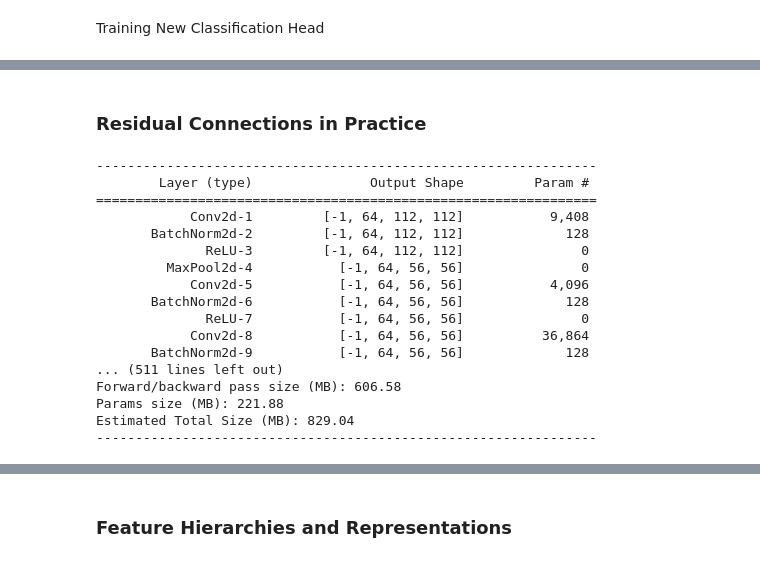
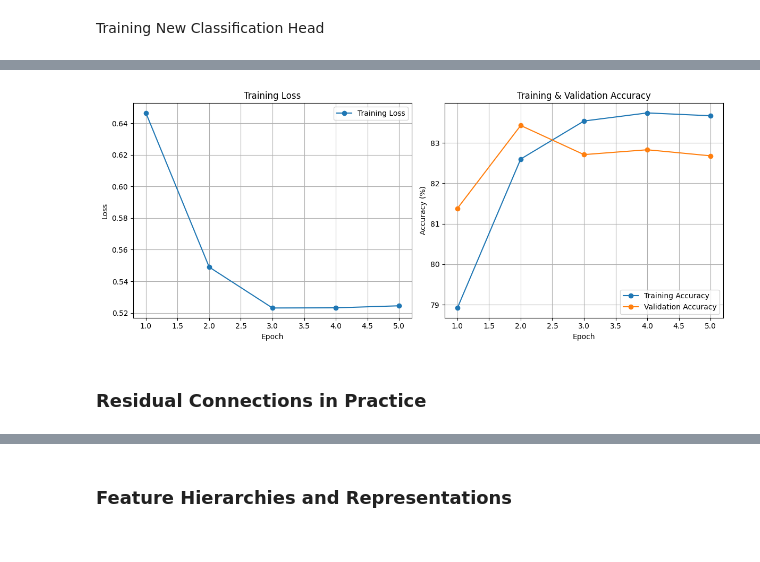
Before and after one commit to HaiderDawoodKhan/ATML-PA0, a Jupyter notebook: task1.ipynb, the cells around one changed output, grey strips where cells are left out. Saved outputs shown, nothing was run; the diff lists cells and outputs as text; code cells hidden in the pictures.

```diff
--- a/task1.ipynb
+++ b/task1.ipynb
@@ -65,6 +70,6 @@ optimizer = optim.Adam(pretrained_resnet.fc.parameters(), lr=0.001)
 # %%
-num_epochs = 3
-for epoch in range(num_epochs):
+num_epochs = 5
+for epoch in (range(num_epochs)):
     pretrained_resnet.train()
     running_loss = 0.0
     correct = 0
@@ -81,7 +86,8 @@ for epoch in range(num_epochs):
         total += labels.size(0)
         correct += predicted.eq(labels).sum().item()
     train_acc = 100. * correct / total
-    print(f"Epoch {epoch+1}, Loss: {running_loss/len(trainloader):.4f}, Train Acc: {train_acc:.2f}%")
+    print(f"Epoch {epoch+1}")
+    print(f"\tTraining Loss: {running_loss/len(trainloader):.4f}, Train Acc: {train_acc:.2f}%")
 
     # Validation
     pretrained_resnet.eval()
@@ -95,4 +101,4 @@ for epoch in range(num_epochs):
             total += labels.size(0)
             correct += predicted.eq(labels).sum().item()
     val_acc = 100. * correct / total
-    print(f"Validation Acc: {val_acc:.2f}%")
+    print(f"\tValidation Acc: {val_acc:.2f}%")
@@ -99,25 +121,33 @@ for epoch in range(num_epochs):
+# %%
+training_losses = [0.6466,0.5490,0.5231,0.5232,0.5245]
+training_accuracies = [78.92,82.60,83.54,83.74,83.67]
+validation_accuracies = [81.38,83.43,82.71,82.83,82.68]
+
+fig, axs = plt.subplots(1, 2, figsize=(12, 5))
+
+# Plot training loss
+axs[0].plot(range(1, num_epochs + 1), training_losses, marker='o', label='Training Loss')
+axs[0].set_xlabel('Epoch')
+axs[0].set_ylabel('Loss')
+axs[0].set_title('Training Loss')
+axs[0].grid(True)
+axs[0].legend()
+
+# Plot accuracies
+axs[1].plot(range(1, num_epochs + 1), training_accuracies, marker='o', label='Training Accuracy')
+axs[1].plot(range(1, num_epochs + 1), validation_accuracies, marker='o', label='Validation Accuracy')
+axs[1].set_xlabel('Epoch')
+axs[1].set_ylabel('Accuracy (%)')
+axs[1].set_title('Training & Validation Accuracy')
+axs[1].grid(True)
+axs[1].legend()
+
+plt.tight_layout()
+plt.show()
+# %% [output]
+[figure, added]
 # %% [markdown]
 ### Residual Connections in Practice
-# %%
-summary(pretrained_resnet,input_size=(3, 224, 224))
-# %% [output]
-----------------------------------------------------------------
-        Layer (type)               Output Shape         Param #
-================================================================
-            Conv2d-1         [-1, 64, 112, 112]           9,408
-       BatchNorm2d-2         [-1, 64, 112, 112]             128
-              ReLU-3         [-1, 64, 112, 112]               0
-         MaxPool2d-4           [-1, 64, 56, 56]               0
-            Conv2d-5           [-1, 64, 56, 56]           4,096
-       BatchNorm2d-6           [-1, 64, 56, 56]             128
-              ReLU-7           [-1, 64, 56, 56]               0
-            Conv2d-8           [-1, 64, 56, 56]          36,864
-       BatchNorm2d-9           [-1, 64, 56, 56]             128
-... (511 lines left out)
-Forward/backward pass size (MB): 606.58
-Params size (MB): 221.88
-Estimated Total Size (MB): 829.04
-----------------------------------------------------------------
 # %%
 def make_forward():
     def forward(self: Bottleneck, x):
```
Also changed, not shown: parts of 12 cells of this notebook, 6 other files.
